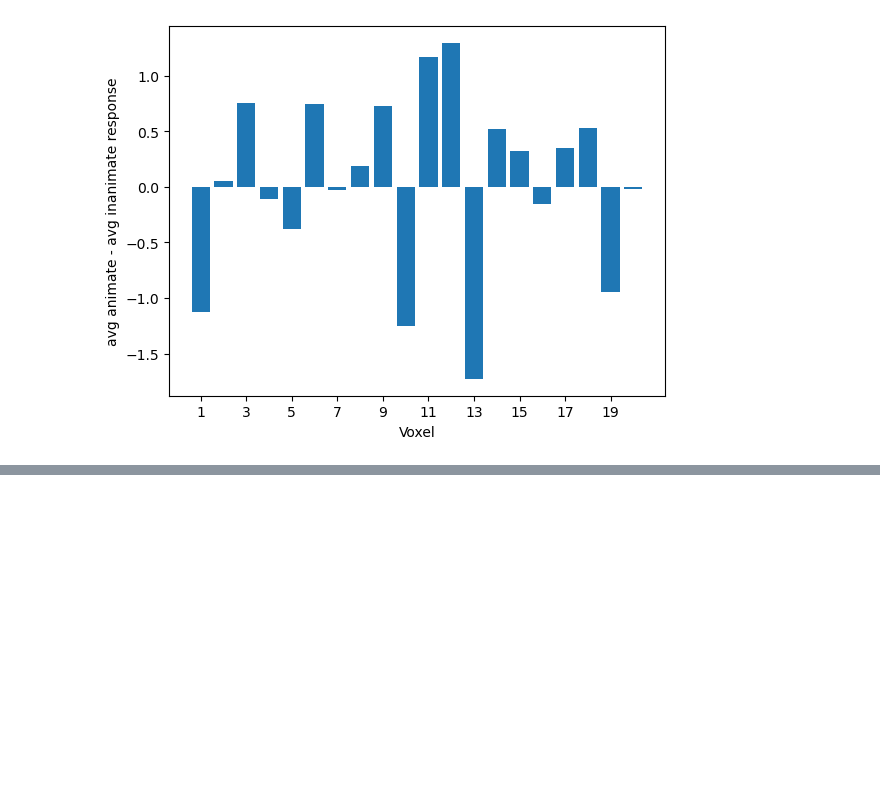
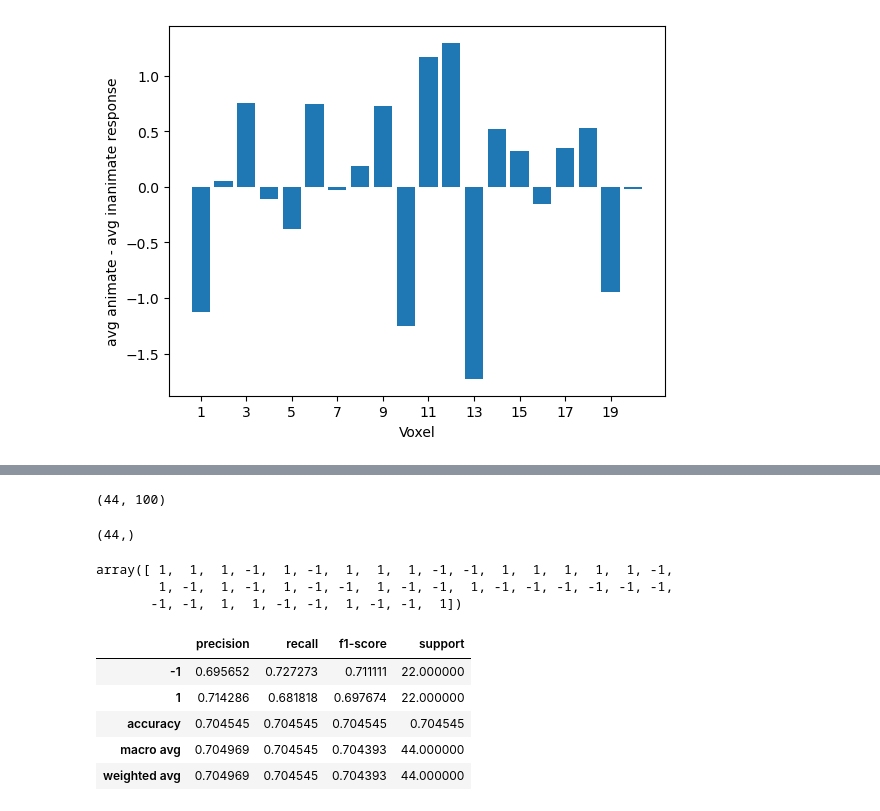
Before and after one commit to ivarfresh/cognitive-modelling, a Jupyter notebook: ass.2/assignment_2.ipynb, the cells around one changed output, grey strips where cells are left out. Cells and saved outputs as stored; diff of their text form; code cells hidden in the pictures; blank space fills up the shorter version.

```diff
--- a/ass.2/assignment_2.ipynb
+++ b/ass.2/assignment_2.ipynb
@@ -167,0 +174,44 @@ plt.show()
+# %%
+# load data for subject 2
+
+path_n_response_2 = './data/NeuralResponses_S2.txt'
+n_response_2 = pd.read_csv(path_n_response_2)
+
+anim_response_2 = n_response_2[animate_indices]
+inanim_response_2 = n_response_2[inanimate_indices].reset_index(drop=True)
+# %%
+import numpy as np
+X_train = np.concatenate((anim_response_2.values[:22], inanim_response_2.values[:22]), axis = 0)
+y_train = np.array(([1]*22 + [-1]* 22)) # animates get label 1, inanimates get label -1
+X_test = np.concatenate((anim_response_2.values[22:], inanim_response_2.values[22:]), axis = 0)
+y_test = np.array(([1]*22 + [-1]* 22)) # animates get label 1, inanimates get label -1
+# %%
+X_train.shape # 22 animate and 22 inanimate voxcel response data
+# %% [output]
+(44, 100)
+# %%
+y_train.shape # correct labels for training data
+# %% [output]
+(44,)
+# %%
+from sklearn.svm import SVC
+clf = SVC()
+clf.fit(X_train, y_train) #train classifier with training data
+prediction = clf.predict(X_test) # make predictions on test data
+# %%
+prediction # this is the prediction
+# %% [output]
+array([ 1,  1,  1, -1,  1, -1,  1,  1,  1, -1, -1,  1,  1,  1,  1,  1, -1,
+        1, -1,  1, -1,  1, -1, -1,  1, -1, -1,  1, -1, -1, -1, -1, -1, -1,
+       -1, -1,  1,  1, -1, -1,  1, -1, -1,  1])
+# %%
+from sklearn.metrics import classification_report
+
+pd.DataFrame.from_dict(classification_report(y_test, prediction, output_dict=True)).transpose()
+# %% [output]
+|  | precision | recall | f1-score | support |
+| -1 | 0.695652 | 0.727273 | 0.711111 | 22.000000 |
+| 1 | 0.714286 | 0.681818 | 0.697674 | 22.000000 |
+| accuracy | 0.704545 | 0.704545 | 0.704545 | 0.704545 |
+| macro avg | 0.704969 | 0.704545 | 0.704393 | 44.000000 |
+| weighted avg | 0.704969 | 0.704545 | 0.704393 | 44.000000 |
```
Also changed, not shown: parts of 1 cell of this notebook, 1 other file.
